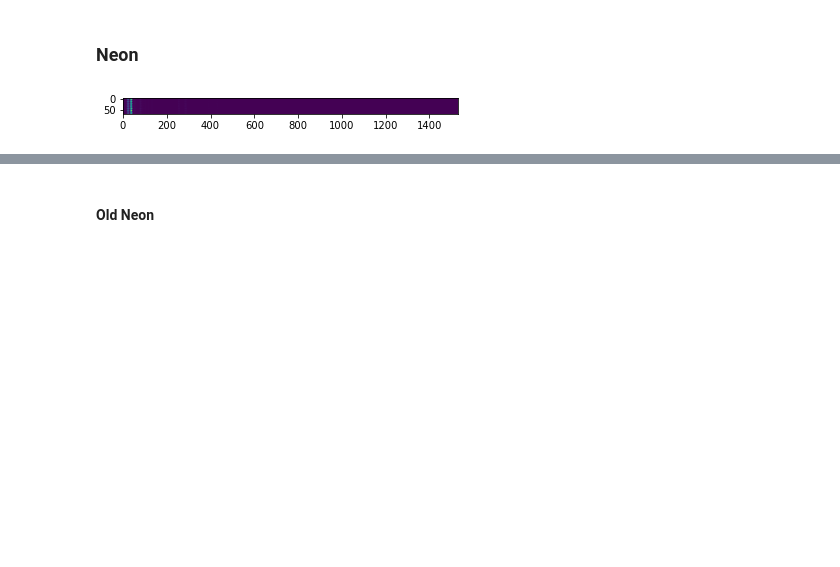
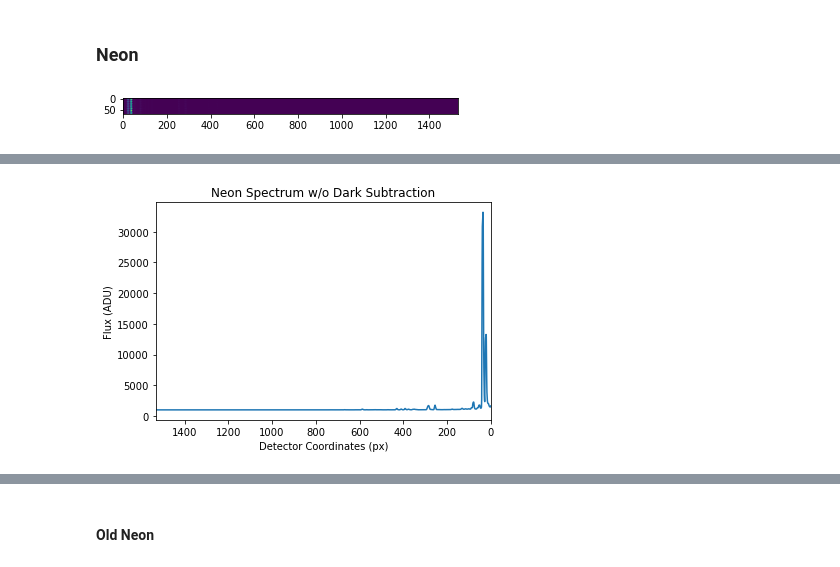
Before and after one commit to cl3425/ast6725-spectroscopy-lab, a Jupyter notebook: pepito-wavelength-calibration-chris-lam.ipynb, the cells around one changed output, grey strips where cells are left out. Saved outputs shown, nothing was run; the diff lists cells and outputs as text; code cells hidden in the pictures; blank space fills up the shorter version.

```diff
--- a/pepito-wavelength-calibration-chris-lam.ipynb
+++ b/pepito-wavelength-calibration-chris-lam.ipynb
@@ -236 +236,11 @@ plt.show()
+# %%
+plt.figure()
+plt.plot(detector_loc, np.median(ne_rect, axis=0))
+plt.xlim([1530, 0])
+plt.xlabel('Detector Coordinates (px)')
+plt.ylabel('Flux (ADU)')
+plt.title('Neon Spectrum w/o Dark Subtraction')
+plt.show()
+# %% [output]
+[figure, added]
 # %%
```
Also changed, not shown: parts of 62 cells of this notebook.
